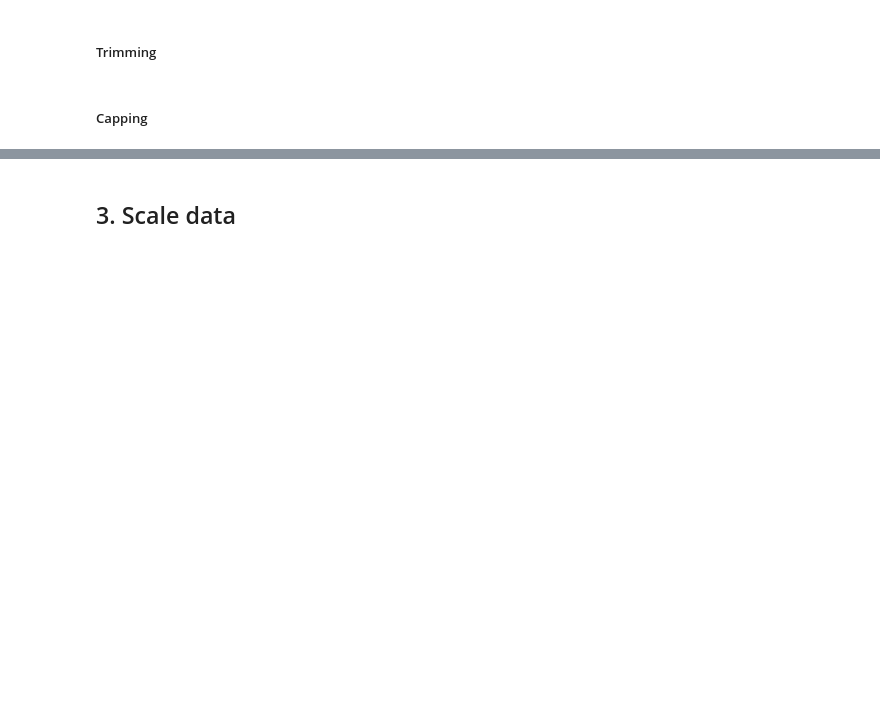
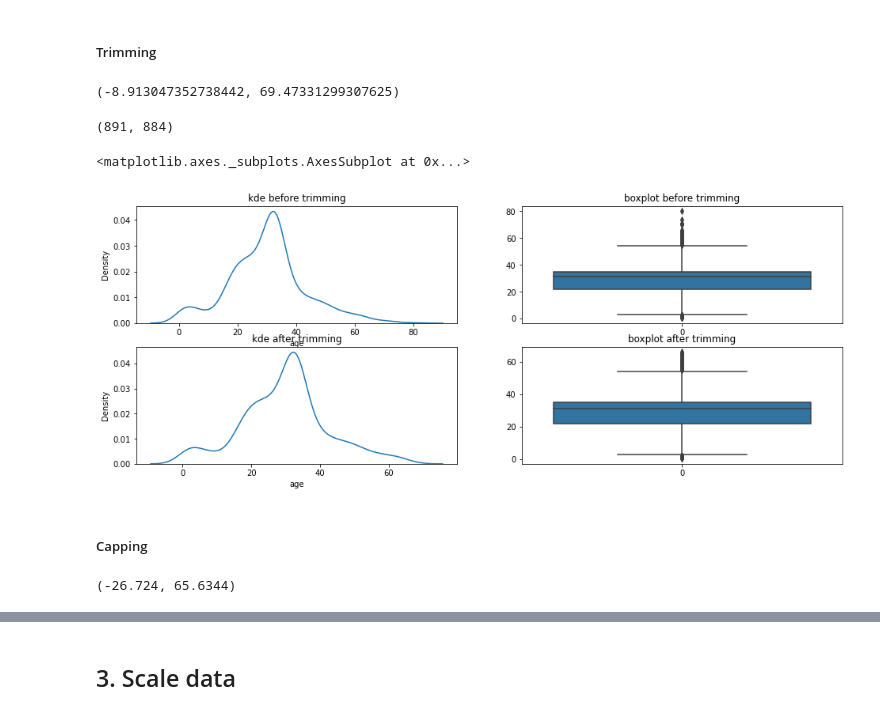
Before and after one commit to chang99729/py34sa3l2, a Jupyter notebook: Lecture 04/Logistic Regression.ipynb, the cells around one changed output, grey strips where cells are left out. Drawn from its saved outputs; the diff is of its cells as text; code cells hidden in the pictures; blank space fills up the shorter version.

```diff
--- a/Lecture 04/Logistic Regression.ipynb
+++ b/Lecture 04/Logistic Regression.ipynb
@@ -393,4 +490,38 @@ data['age'].isna().sum()
 # %% [markdown]
 ##### Trimming
+# %%
+age_lower_limit = data['age'].mean() - 3*data['age'].std()
+age_upper_limit = data['age'].mean() + 3*data['age'].std()
+
+age_lower_limit, age_upper_limit
+# %% [output]
+(-8.913047352738442, 69.47331299307625)
+# %%
+age_normal_new = data[(data['age']>=age_lower_limit) & (data['age']<=age_upper_limit)]
+# %%
+len(data), len(age_normal_new)
+# %% [output]
+(891, 884)
+# %%
+plt.figure(figsize=(16,6))
+
+plt.subplot(2,2,1)
+plt.title('kde before trimming')
+sns.kdeplot(data=data['age'])
+
+plt.subplot(2,2,2)
+plt.title('boxplot before trimming')
+sns.boxplot(data=data['age'])
+
+plt.subplot(2,2,3)
+plt.title('kde after trimming')
+sns.kdeplot(data=age_normal_new['age'])
+
+plt.subplot(2,2,4)
+plt.title('boxplot after trimming')
+sns.boxplot(data=age_normal_new['age'])
+# %% [output]
+<matplotlib.axes._subplots.AxesSubplot at 0x...>
+[figure, added]
 # %% [markdown]
 ##### Capping
@@ -396,0 +532,14 @@ data['age'].isna().sum()
+# %%
+q3 = data['fare'].quantile(0.75)
+q1 = data['fare'].quantile(0.25)
+
+# fare_lower_limit, fare_upper_limit
+
+IQR = q3-q1
+
+fare_lower_limit = q1 - 1.5*IQR
+fare_upper_limit = q3 + 1.5*IQR
+
+fare_lower_limit, fare_upper_limit
+# %% [output]
+(-26.724, 65.6344)
```
Also changed, not shown: parts of 48 cells of this notebook.
